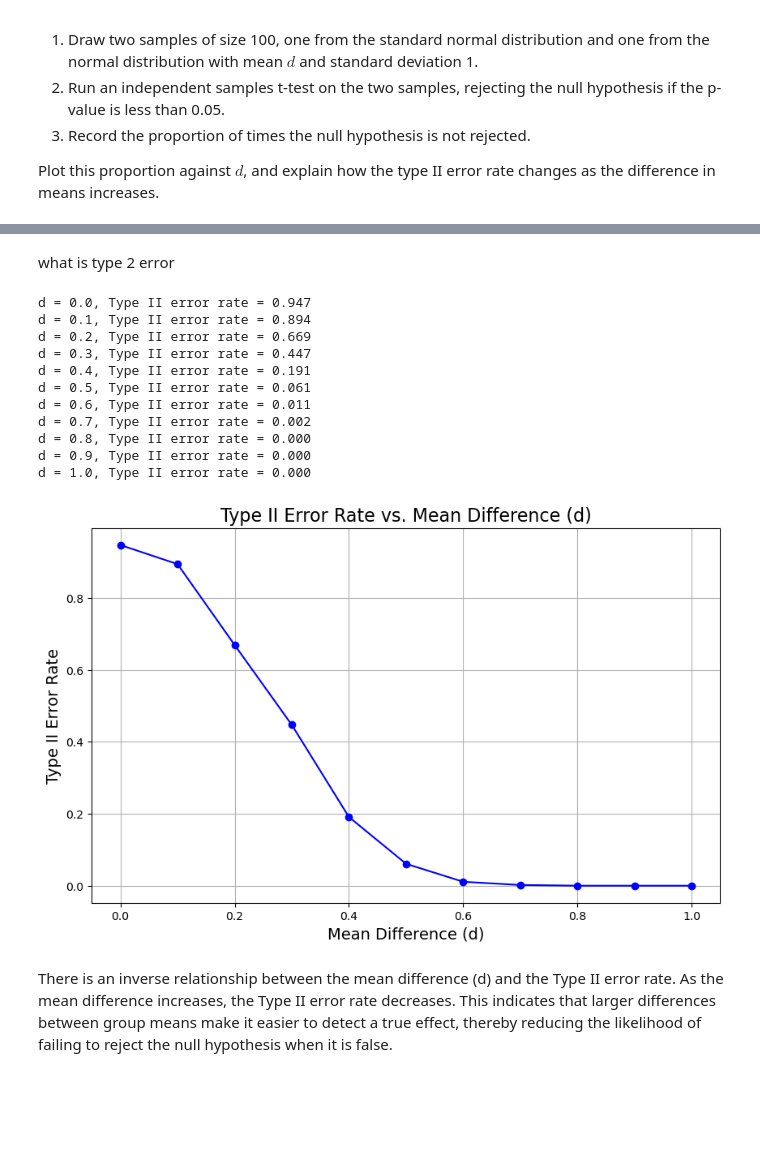
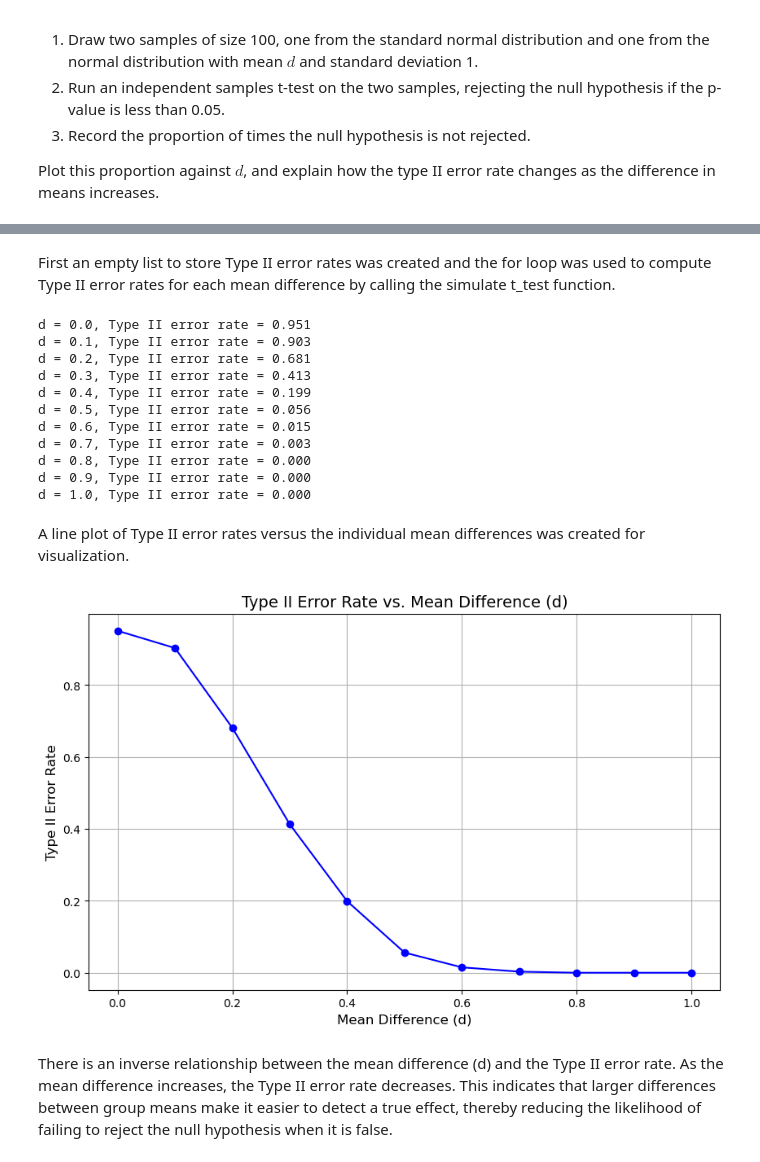
Before and after one commit to Gtalen/applied-statistics, a Jupyter notebook: problems.ipynb, the cells around one changed output, grey strips where cells are left out. Saved outputs shown, nothing was run; the diff lists cells and outputs as text; code cells hidden in the pictures; blank space fills up the shorter version.

```diff
--- a/problems.ipynb
+++ b/problems.ipynb
@@ -670,6 +678,6 @@ array([0. , 0.1, 0.2, 0.3, 0.4, 0.5, 0.6, 0.7, 0.8, 0.9, 1. ])
 # %%
 # Function to simulate t tests and calculate Type II error rates
-def simulate_t_test_for_d(d, alpha=0.05):
+def simulate_t_test(d, alpha=0.05):
     not_rejected = 0
 
     for _ in range(simulations):
@@ -682,44 +690,47 @@ def simulate_t_test_for_d(d, alpha=0.05):
         # Independent samples t test
         _, p_value = stats.ttest_ind(group_a, group_b)
 
-        # Fail to reject H0
+        # Fail to reject the null hypothesis
         if p_value >= alpha:
             not_rejected += 1
 
     # Type II error rate
     return not_rejected / simulations
 # %% [markdown]
-what is type 2 error
+First an empty list to store Type II error rates was created and the for loop was used to compute Type II error rates for each mean difference by calling the simulate t_test function.
 # %%
 type_ii_error_rates = []
 
 for d in ds:
-    rate = simulate_t_test_for_d(d, alpha)
+    rate = simulate_t_test(d, alpha)
     type_ii_error_rates.append(rate)
     print(f"d = {d:.1f}, Type II error rate = {rate:.3f}")
 # %% [output]
-d = 0.0, Type II error rate = 0.947
-d = 0.1, Type II error rate = 0.894
-d = 0.2, Type II error rate = 0.669
-d = 0.3, Type II error rate = 0.447
-d = 0.4, Type II error rate = 0.191
-d = 0.5, Type II error rate = 0.061
-d = 0.6, Type II error rate = 0.011
-d = 0.7, Type II error rate = 0.002
+d = 0.0, Type II error rate = 0.951
+d = 0.1, Type II error rate = 0.903
+d = 0.2, Type II error rate = 0.681
+d = 0.3, Type II error rate = 0.413
+d = 0.4, Type II error rate = 0.199
+d = 0.5, Type II error rate = 0.056
+d = 0.6, Type II error rate = 0.015
+d = 0.7, Type II error rate = 0.003
 d = 0.8, Type II error rate = 0.000
 d = 0.9, Type II error rate = 0.000
 d = 1.0, Type II error rate = 0.000
+# %% [markdown]
+A line plot of Type II error rates versus the individual mean differences was created for visualization.
 # %%
-# plotting the type 2 error rates
+# plotting the type 2 error rates versus mean differences
 fig, ax = plt.subplots(figsize=(10, 6))
+
 ax.plot(ds, type_ii_error_rates, marker='o', linestyle='-', color='blue')
-ax.set_title('Type II Error Rate vs. Mean Difference (d)', fontsize=16)
-ax.set_xlabel('Mean Difference (d)', fontsize=14)
-ax.set_ylabel('Type II Error Rate', fontsize=14)
+ax.set_title('Type II Error Rate vs. Mean Difference (d)', fontsize=14)
+ax.set_xlabel('Mean Difference (d)', fontsize=12)
+ax.set_ylabel('Type II Error Rate', fontsize=12)
 ax.grid(True)
 plt.show()
 # %% [output]
-[figure, old version]
+[figure, new version]
 # %% [markdown]
 There is an inverse relationship between the mean difference (d) and the Type II error rate. As the mean difference increases, the Type II error rate decreases. This indicates that larger differences between group means make it easier to detect a true effect, thereby reducing the likelihood of failing to reject the null hypothesis when it is false.
 # %% [markdown]
```
Also changed, not shown: parts of 41 cells of this notebook.
